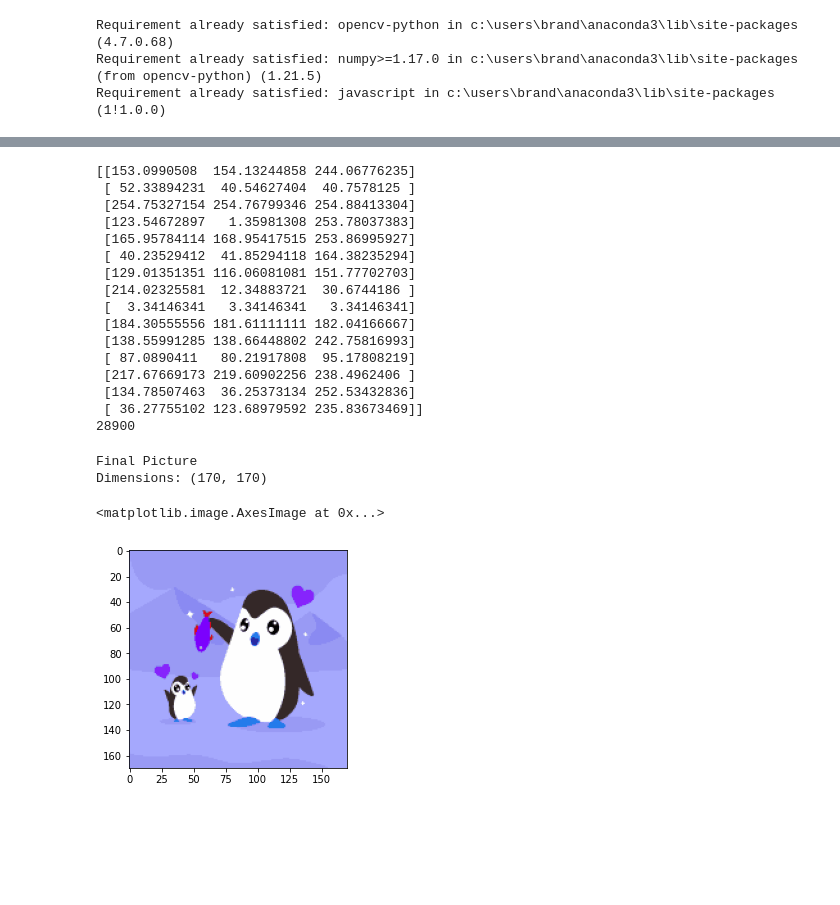
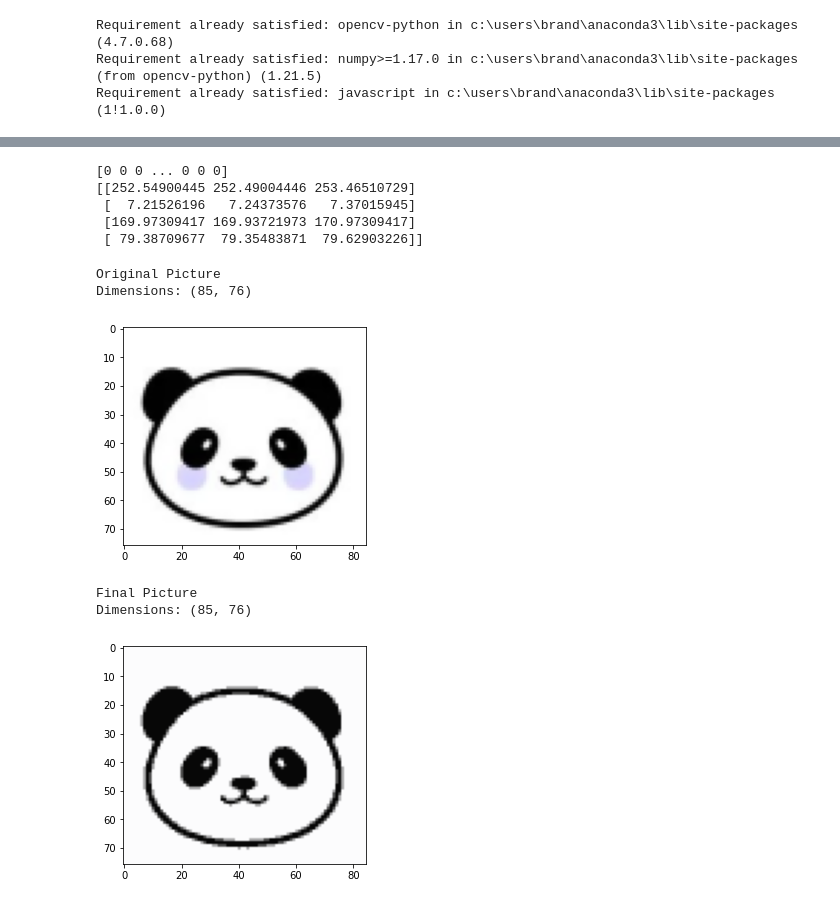
Before and after one commit to Comment-XD/IMG_to_Minecraft_Murall, a Jupyter notebook: img_to_mc_mural-checkpoint.ipynb, the cells around one changed output, grey strips where cells are left out. Saved outputs shown, nothing was run; the diff lists cells and outputs as text; code cells hidden in the pictures; blank space fills up the shorter version.

```diff
--- a/img_to_mc_mural-checkpoint.ipynb
+++ b/img_to_mc_mural-checkpoint.ipynb
@@ -100,11 +98,11 @@ best_size
 # results = {}
 # for size in num_clusters:
 
-size = best_size
+size = 4
 model = KMeans(n_clusters = size).fit(X)
 predictions = model.predict(X)
 
-# print(predictions)
+print(predictions)
 # prints out the index of the clusters
 
 centroids = np.array(model.cluster_centers_)
@@ -117,56 +115,53 @@ print(centroids)
 #          "light_grey": [centroids[2]]}
 
 trained_data = np.array([centroids[value] for value in predictions])
-print(len(np.array(trained_data)))
+# print(len(np.array(trained_data)))
 # %% [output]
-[[153.0990508  154.13244858 244.06776235]
- [ 52.33894231  40.54627404  40.7578125 ]
- [254.75327154 254.76799346 254.88413304]
- [123.54672897   1.35981308 253.78037383]
- [165.95784114 168.95417515 253.86995927]
- [ 40.23529412  41.85294118 164.38235294]
- [129.01351351 116.06081081 151.77702703]
- [214.02325581  12.34883721  30.6744186 ]
- [  3.34146341   3.34146341   3.34146341]
- [184.30555556 181.61111111 182.04166667]
- [138.55991285 138.66448802 242.75816993]
- [ 87.0890411   80.21917808  95.17808219]
- [217.67669173 219.60902256 238.4962406 ]
- [134.78507463  36.25373134 252.53432836]
- [ 36.27755102 123.68979592 235.83673469]]
-28900
+[0 0 0 ... 0 0 0]
+[[252.54900445 252.49004446 253.46510729]
+ [  7.21526196   7.24373576   7.37015945]
+ [169.97309417 169.93721973 170.97309417]
+ [ 79.38709677  79.35483871  79.62903226]]
 # %%
 # give data to train the machine, gave us the 3 centroids from the cluster
 # do we write a program that
 # userful commands to learn .loc, ,sort_values(), value_counts()
 # loop through the rgb cell with the picture cell and replace it with that?
 
 csv_data = np.array(predictions)
 
 final_pic = pic.copy()
 for n in range(len(csv_data)):
     i = n % width  # height index
     j = int((n-i) / width) # row index
     final_pic[j][i] = trained_data[n]
 
 final_pic = np.array(final_pic.astype(int))
 
 # j = 0
 # final_pic = pic.copy()
 # for i in range(1, len(trained_data)):
 # #     print(i, j)
 #     if i % len(final_pic[0]) == 0:
 #         j += 1
 #     final_pic[j][(i % len(final_pic[0]) - 1)] = trained_data[i - 1]
 
+print('''Original Picture
+Dimensions:''', (width, height))
+plt.imshow(img)
+plt.show()
+
 print('''Final Picture
 Dimensions:''', (width, height))
 plt.imshow(final_pic)
+plt.show()
 # %% [output]
-Final Picture
-Dimensions: (170, 170)
+Original Picture
+Dimensions: (85, 76)
+[figure, new version]
-<matplotlib.image.AxesImage at 0x...>
+Final Picture
+Dimensions: (85, 76)
-[figure, old version]
+[figure, added]
 # %%
 df=pd.DataFrame(final_pic[:,:,0].flatten())
 df.columns=['r']
```
Also changed, not shown: parts of 10 cells of this notebook.
